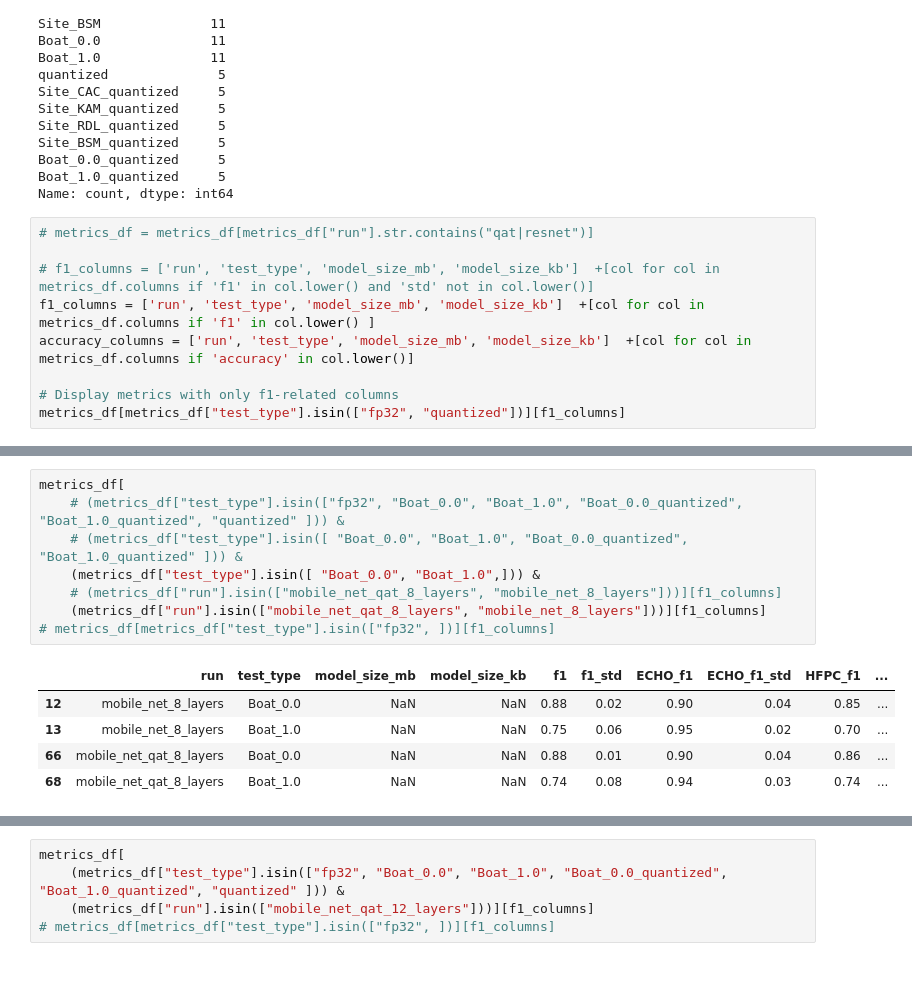
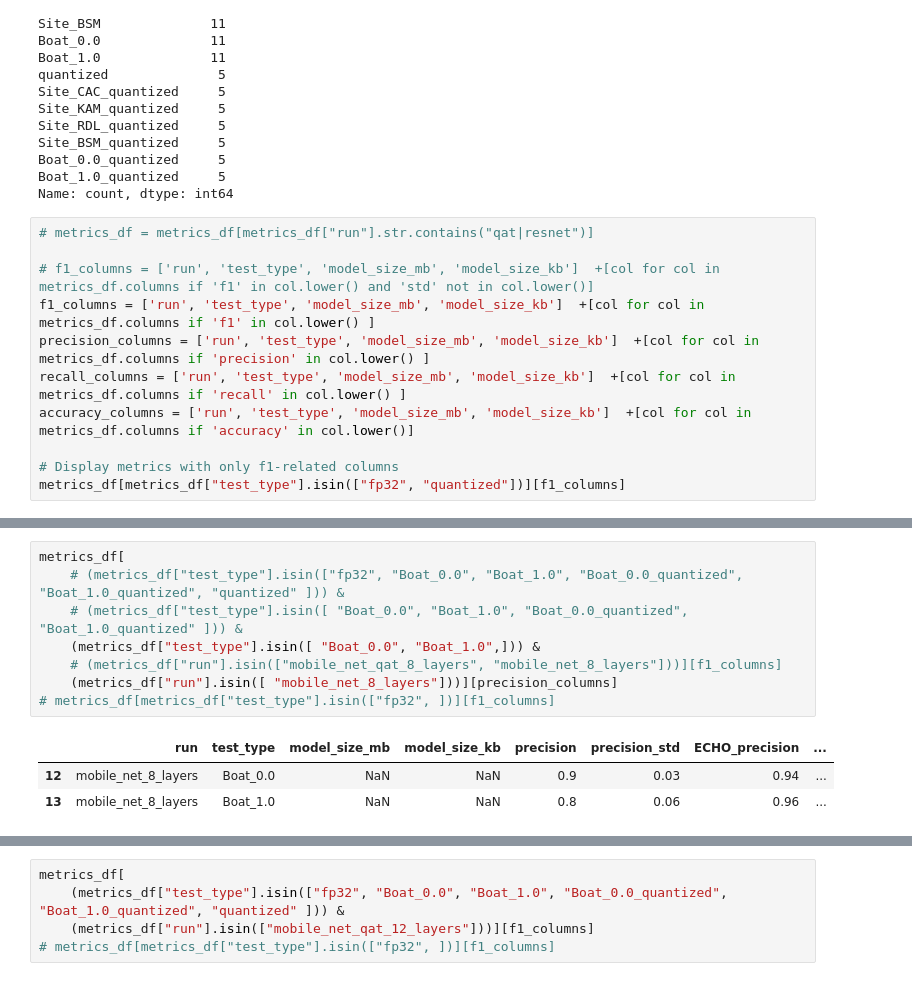
Before and after one commit to bobduru/beluga-call-pipeline, a Jupyter notebook: training/results_analysis/model_optimization.ipynb, the cells around one changed output, grey strips where cells are left out. Drawn from its saved outputs; the diff is of its cells as text.

```diff
--- a/training/results_analysis/model_optimization.ipynb
+++ b/training/results_analysis/model_optimization.ipynb
@@ -168,6 +168,8 @@ Name: count, dtype: int64
 
 # f1_columns = ['run', 'test_type', 'model_size_mb', 'model_size_kb']  +[col for col in metrics_df.columns if 'f1' in col.lower() and 'std' not in col.lower()]
 f1_columns = ['run', 'test_type', 'model_size_mb', 'model_size_kb']  +[col for col in metrics_df.columns if 'f1' in col.lower() ]
+precision_columns = ['run', 'test_type', 'model_size_mb', 'model_size_kb']  +[col for col in metrics_df.columns if 'precision' in col.lower() ]
+recall_columns = ['run', 'test_type', 'model_size_mb', 'model_size_kb']  +[col for col in metrics_df.columns if 'recall' in col.lower() ]
 accuracy_columns = ['run', 'test_type', 'model_size_mb', 'model_size_kb']  +[col for col in metrics_df.columns if 'accuracy' in col.lower()]
 
 # Display metrics with only f1-related columns
@@ -193,14 +195,12 @@ metrics_df[metrics_df["test_type"].isin(["fp32", "quantized"])][f1_columns]
 # %%
 metrics_df[
     # (metrics_df["test_type"].isin(["fp32", "Boat_0.0", "Boat_1.0", "Boat_0.0_quantized", "Boat_1.0_quantized", "quantized" ])) &
     # (metrics_df["test_type"].isin([ "Boat_0.0", "Boat_1.0", "Boat_0.0_quantized", "Boat_1.0_quantized" ])) &
     (metrics_df["test_type"].isin([ "Boat_0.0", "Boat_1.0",])) &
     # (metrics_df["run"].isin(["mobile_net_qat_8_layers", "mobile_net_8_layers"]))][f1_columns]
-    (metrics_df["run"].isin(["mobile_net_qat_8_layers", "mobile_net_8_layers"]))][f1_columns]
+    (metrics_df["run"].isin([ "mobile_net_8_layers"]))][precision_columns]
 # metrics_df[metrics_df["test_type"].isin(["fp32", ])][f1_columns]
 # %% [output]
-|  | run | test_type | model_size_mb | model_size_kb | f1 | f1_std | ECHO_f1 | ECHO_f1_std | HFPC_f1 | ... |
-| 12 | mobile_net_8_layers | Boat_0.0 | NaN | NaN | 0.88 | 0.02 | 0.90 | 0.04 | 0.85 | ... |
-| 13 | mobile_net_8_layers | Boat_1.0 | NaN | NaN | 0.75 | 0.06 | 0.95 | 0.02 | 0.70 | ... |
-| 66 | mobile_net_qat_8_layers | Boat_0.0 | NaN | NaN | 0.88 | 0.01 | 0.90 | 0.04 | 0.86 | ... |
-| 68 | mobile_net_qat_8_layers | Boat_1.0 | NaN | NaN | 0.74 | 0.08 | 0.94 | 0.03 | 0.74 | ... |
+|  | run | test_type | model_size_mb | model_size_kb | precision | precision_std | ECHO_precision | ... |
+| 12 | mobile_net_8_layers | Boat_0.0 | NaN | NaN | 0.9 | 0.03 | 0.94 | ... |
+| 13 | mobile_net_8_layers | Boat_1.0 | NaN | NaN | 0.8 | 0.06 | 0.96 | ... |
```
Also changed, not shown: parts of 1 cell of this notebook, 4 other files.
